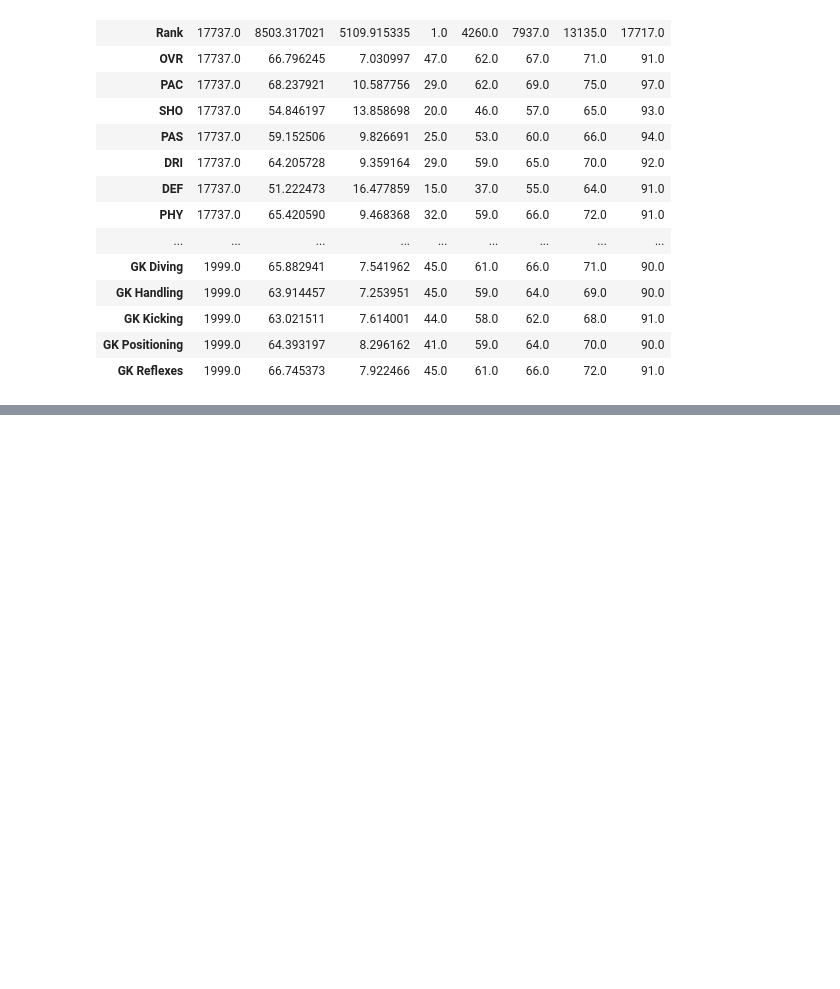
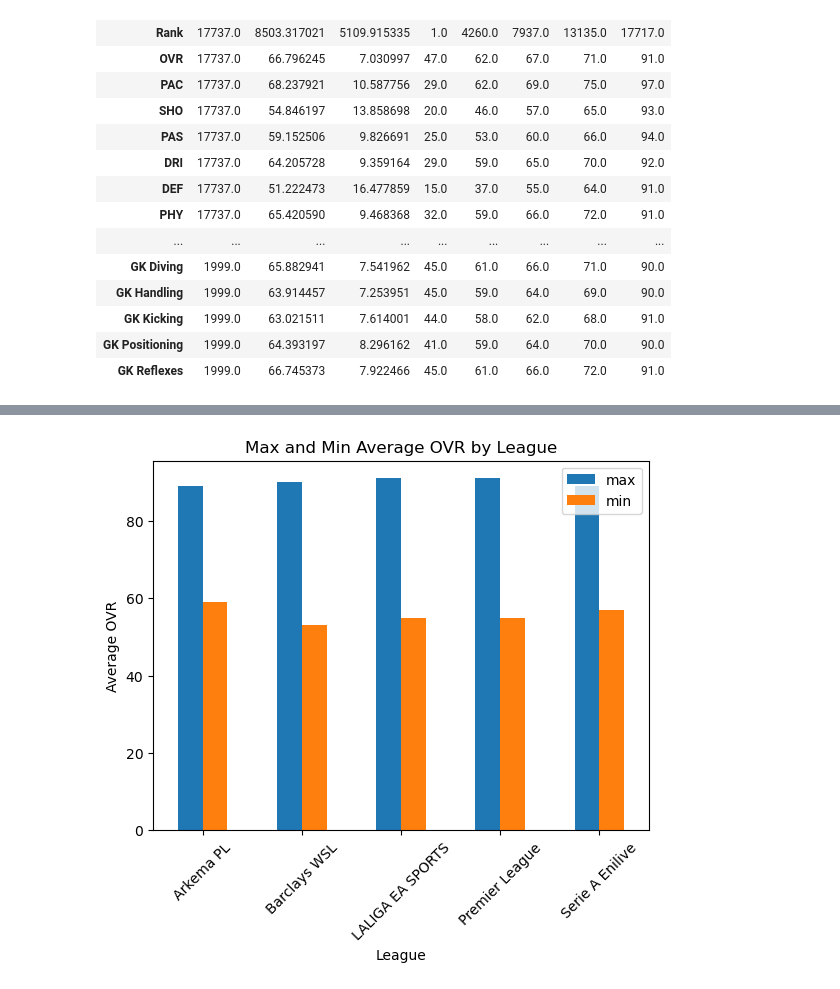
Before and after one commit to abryantgithub/FC25-EDA, a Jupyter notebook: FC25_All_Players_Analysis.ipynb, the cells around one changed output, grey strips where cells are left out. Saved outputs shown, nothing was run; the diff lists cells and outputs as text; code cells hidden in the pictures; blank space fills up the shorter version.

```diff
--- a/FC25_All_Players_Analysis.ipynb
+++ b/FC25_All_Players_Analysis.ipynb
@@ -58,0 +172,15 @@ dfa.describe().T
+# %%
+top_leagues_min_max = ['Premier League', "Calcio A Femminilie", 'Barclays WSL', 'LALIGA EA SPORTS', 'Arkema PL', 'Serie A Enilive']
+filtered_df = dfa[dfa['League'].isin(top_leagues_min_max)]
+
+# Group by league and calculate max and min average OVR
+league_stats = filtered_df.groupby('League')['OVR'].agg(['max', 'min'])
+
+# Create the bar plot
+league_stats.plot(kind='bar')
+plt.title('Max and Min Average OVR by League')
+plt.ylabel('Average OVR')
+plt.xticks(rotation=45)
+plt.show()
+# %% [output]
+[figure, added]
```
Also changed, not shown: parts of 13 cells of this notebook.
